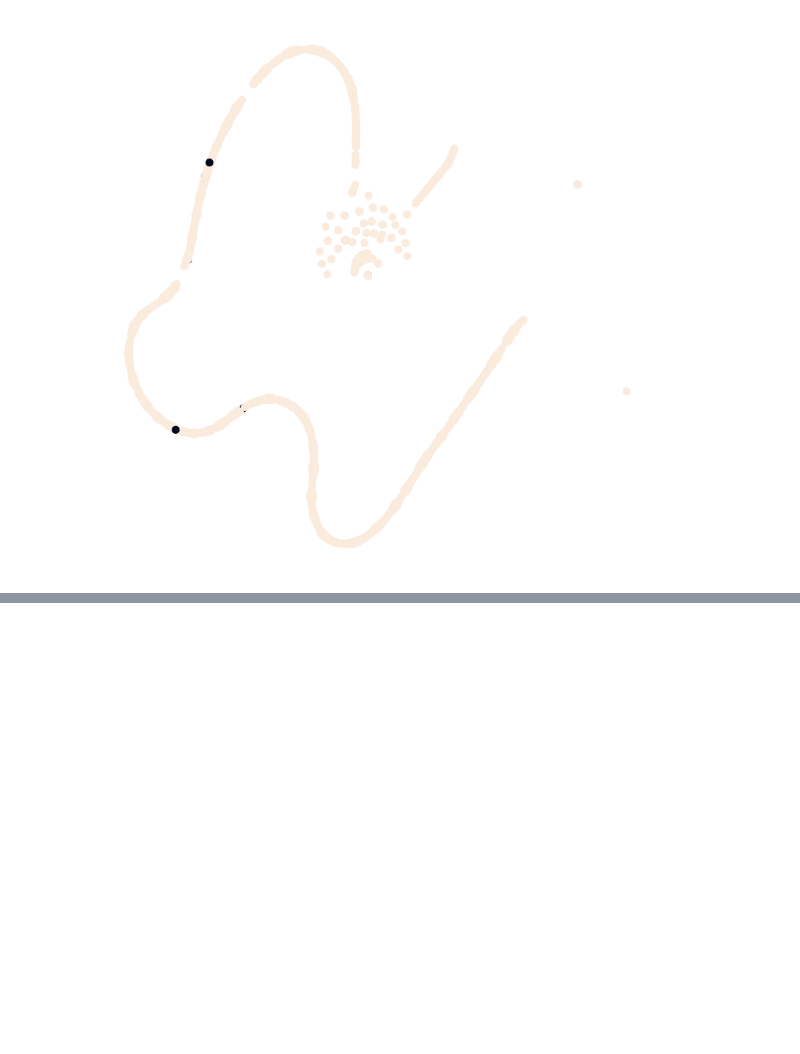
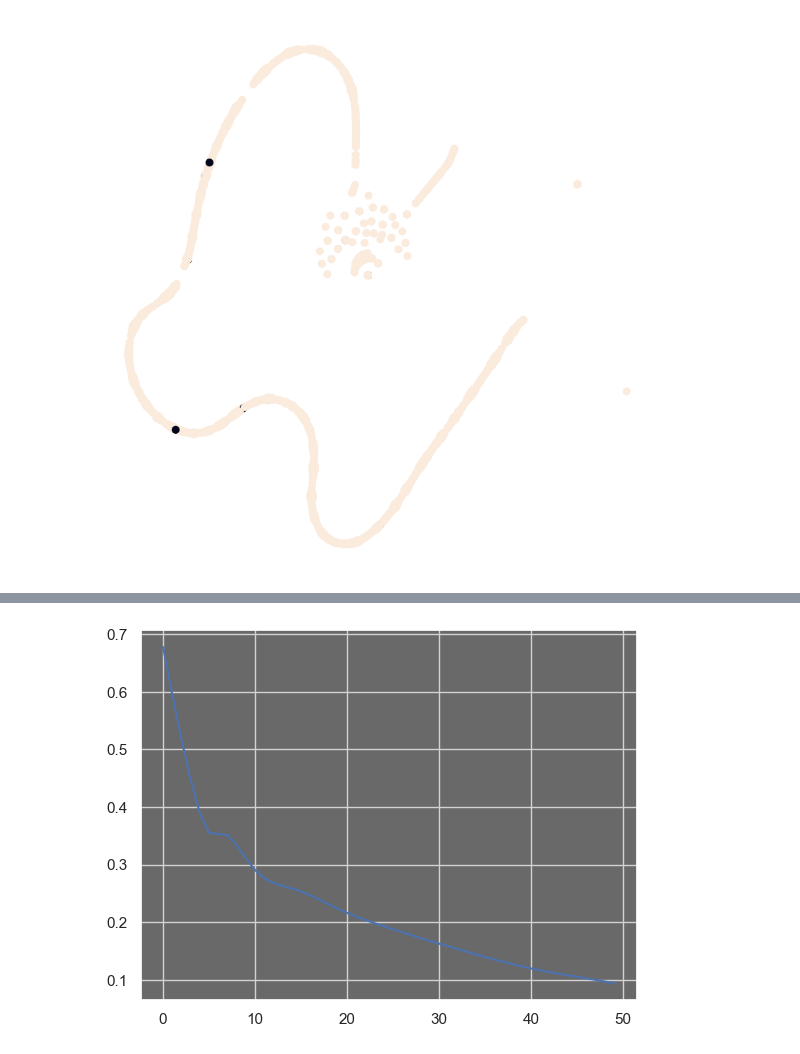
Before and after one commit to CachoobiDoobi/Anti-Money-Laundering-GNNs, a Jupyter notebook: Elliptic/main.ipynb, the cells around one changed output, grey strips where cells are left out. Cells and saved outputs as stored; diff of their text form; code cells hidden in the pictures; blank space fills up the shorter version.

Commit message:
Add new models

```diff
--- a/Elliptic/main.ipynb
+++ b/Elliptic/main.ipynb
@@ -196,0 +262,41 @@ plt.show()
+# %%
+%run LSTM_GNN.ipynb
+TB = TemporalBoy(node_dim=data["train"][0].x.shape[1], edge_dim=1, output_dim=2, hidden_dim=256, n_gnn_layers=3, K=2, dropout_rate=0.1).to(device)
+# %%
+lr = 1e-3
+epochs = 50
+# weights for classes
+weight = torch.tensor([0.5, 0.5]).to(device)
+optimizer = torch.optim.Adam(TB.parameters(), lr=lr)
+loss_fn = torch.nn.NLLLoss(weight)
+
+best_model = None
+best_valid_auc = 0
+best_result = None
+losses = []
+
+for epoch in range(1, 1 + epochs):
+    # train with random split
+    loss = train(TB, data['train'], optimizer, loss_fn, device)
+    losses.append(loss)
+    result = test(TB, data, device)
+    train_acc, val_acc, test_acc, train_auc, val_auc, test_auc = result
+    if val_auc > best_valid_auc:
+        best_valid_auc = val_auc
+        best_model = copy.deepcopy(TB)
+        best_result = [train_acc, val_acc, test_acc, train_auc, val_auc, test_auc]
+    if epoch % 10 == 0:
+        print('Epoch: {:02},'.format(epoch),
+              'Loss:{:.4f}'.format(loss),
+              'Train:\n{}\n'.format(train_acc),
+              'Train_auc_roc: {}'.format(train_auc),
+              '\n\n'
+              'Valid:\n{}\n'.format(val_acc),
+              'Val_auc_roc: {}'.format(val_auc),
+              '\n\n'
+              'Test:\n{}\n'.format(test_acc),
+              'Test_auc_roc: {}'.format(test_auc),
+              '\n'
+              )
+state = {"net":best_model.state_dict(), "optimizer":optimizer.state_dict()}
+torch.save(state, "TB.pt")
@@ -196,0 +321,5 @@ plt.show()
+# %%
+plt.plot(losses)
+plt.show()
+# %% [output]
+[figure, added]
```
Also changed, not shown: parts of 11 cells of this notebook, 4 other files.
